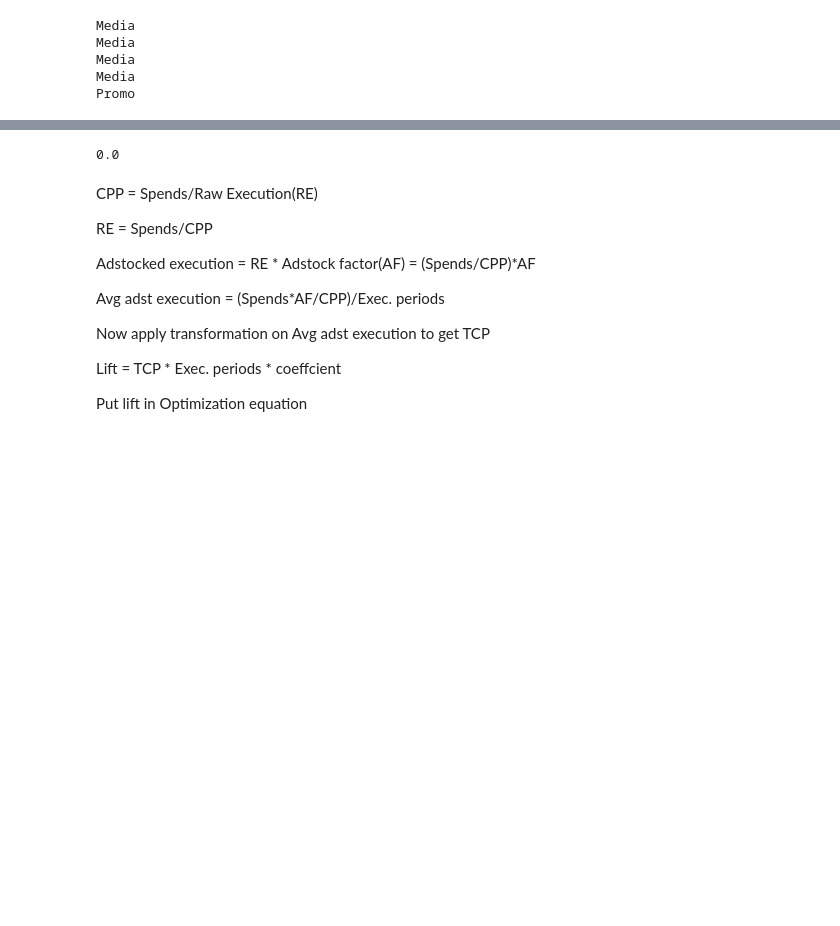
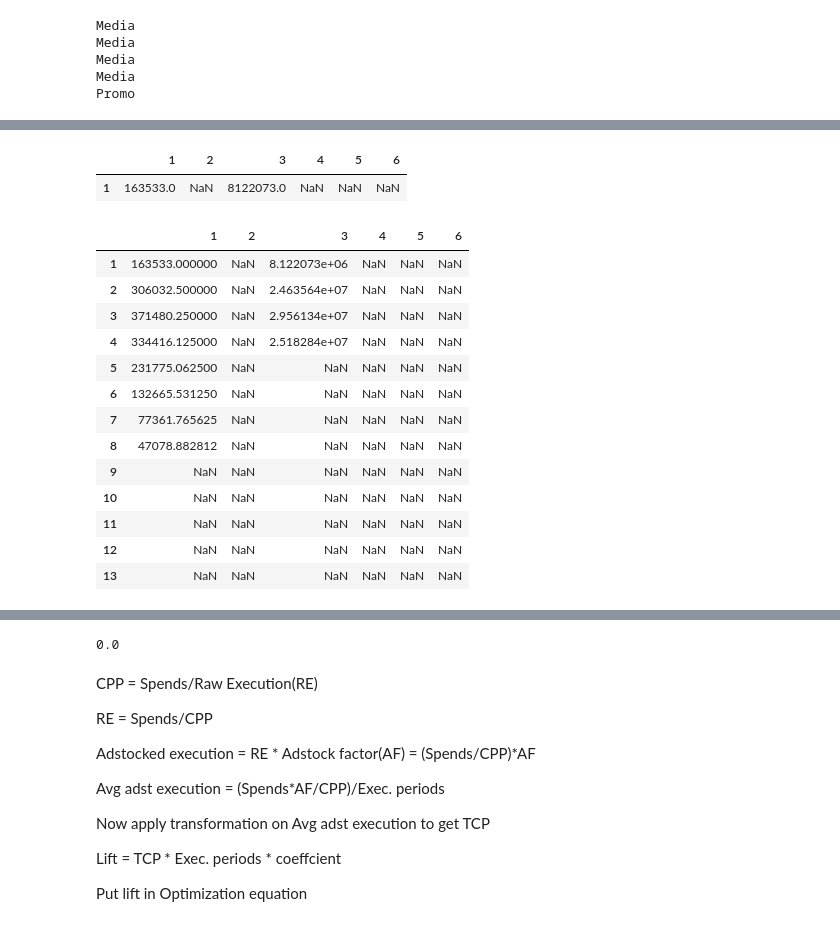
Before and after one commit to Akash743/Mathematical-Optimization, a Jupyter notebook: Optimizer_weekly.ipynb, the cells around one changed output, grey strips where cells are left out. Saved outputs shown, nothing was run; the diff lists cells and outputs as text; code cells hidden in the pictures; blank space fills up the shorter version.

```diff
--- a/Optimizer_weekly.ipynb
+++ b/Optimizer_weekly.ipynb
@@ -152,3 +224,5 @@ Media
 Media
 Media
 Promo
+# %%
+x[1,1] = 2
@@ -154,0 +401,24 @@ Promo
+# %%
+ads2
+# %% [output]
+|  | 1 | 2 | 3 | 4 | 5 | 6 |
+| 1 | 163533.0 | NaN | 8122073.0 | NaN | NaN | NaN |
+# %%
+b = adstest()
+# %%
+b
+# %% [output]
+|  | 1 | 2 | 3 | 4 | 5 | 6 |
+| 1 | 163533.000000 | NaN | 8.122073e+06 | NaN | NaN | NaN |
+| 2 | 306032.500000 | NaN | 2.463564e+07 | NaN | NaN | NaN |
+| 3 | 371480.250000 | NaN | 2.956134e+07 | NaN | NaN | NaN |
+| 4 | 334416.125000 | NaN | 2.518284e+07 | NaN | NaN | NaN |
+| 5 | 231775.062500 | NaN | NaN | NaN | NaN | NaN |
+| 6 | 132665.531250 | NaN | NaN | NaN | NaN | NaN |
+| 7 | 77361.765625 | NaN | NaN | NaN | NaN | NaN |
+| 8 | 47078.882812 | NaN | NaN | NaN | NaN | NaN |
+| 9 | NaN | NaN | NaN | NaN | NaN | NaN |
+| 10 | NaN | NaN | NaN | NaN | NaN | NaN |
+| 11 | NaN | NaN | NaN | NaN | NaN | NaN |
+| 12 | NaN | NaN | NaN | NaN | NaN | NaN |
+| 13 | NaN | NaN | NaN | NaN | NaN | NaN |
```
Also changed, not shown: parts of 61 cells of this notebook.
